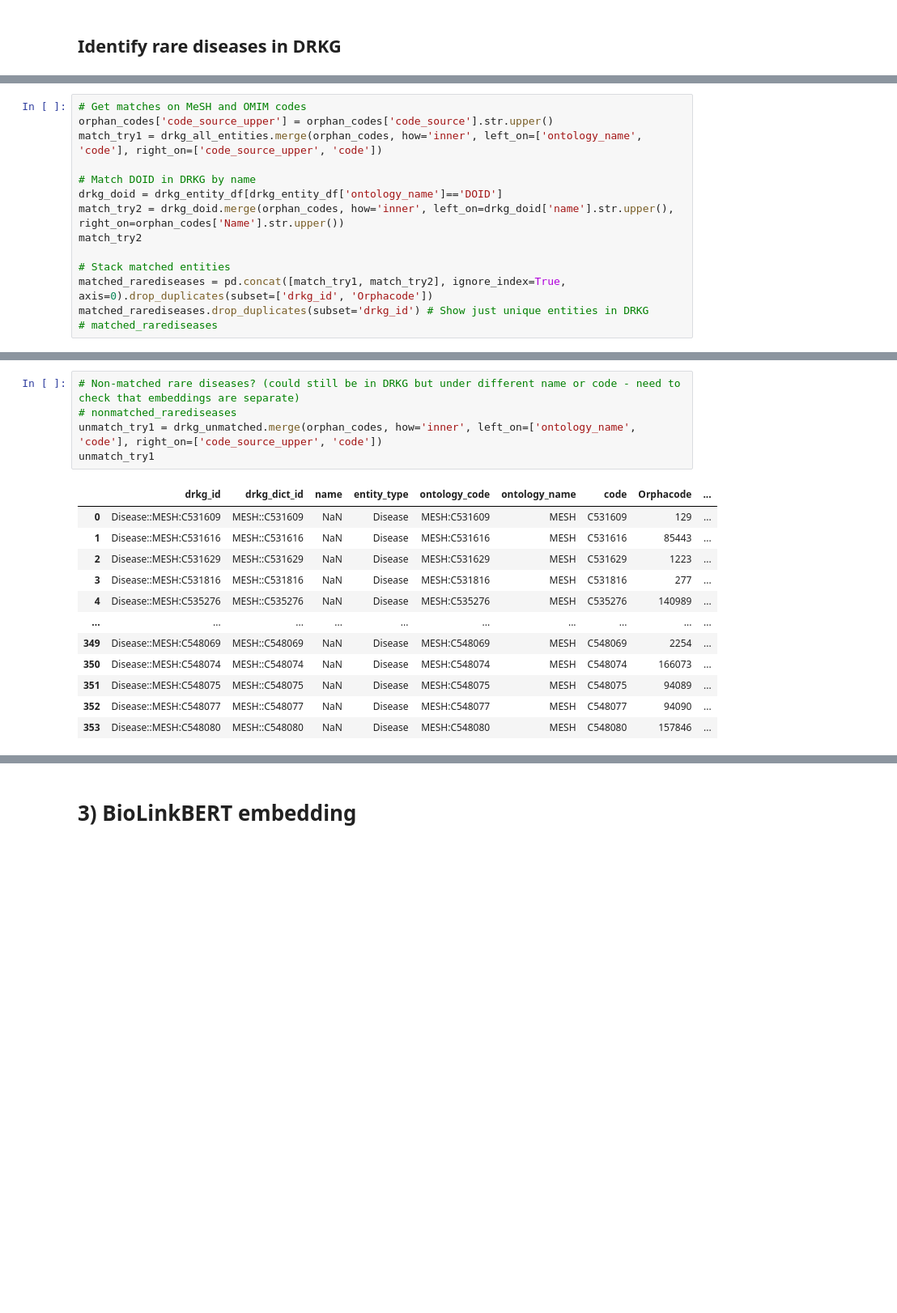
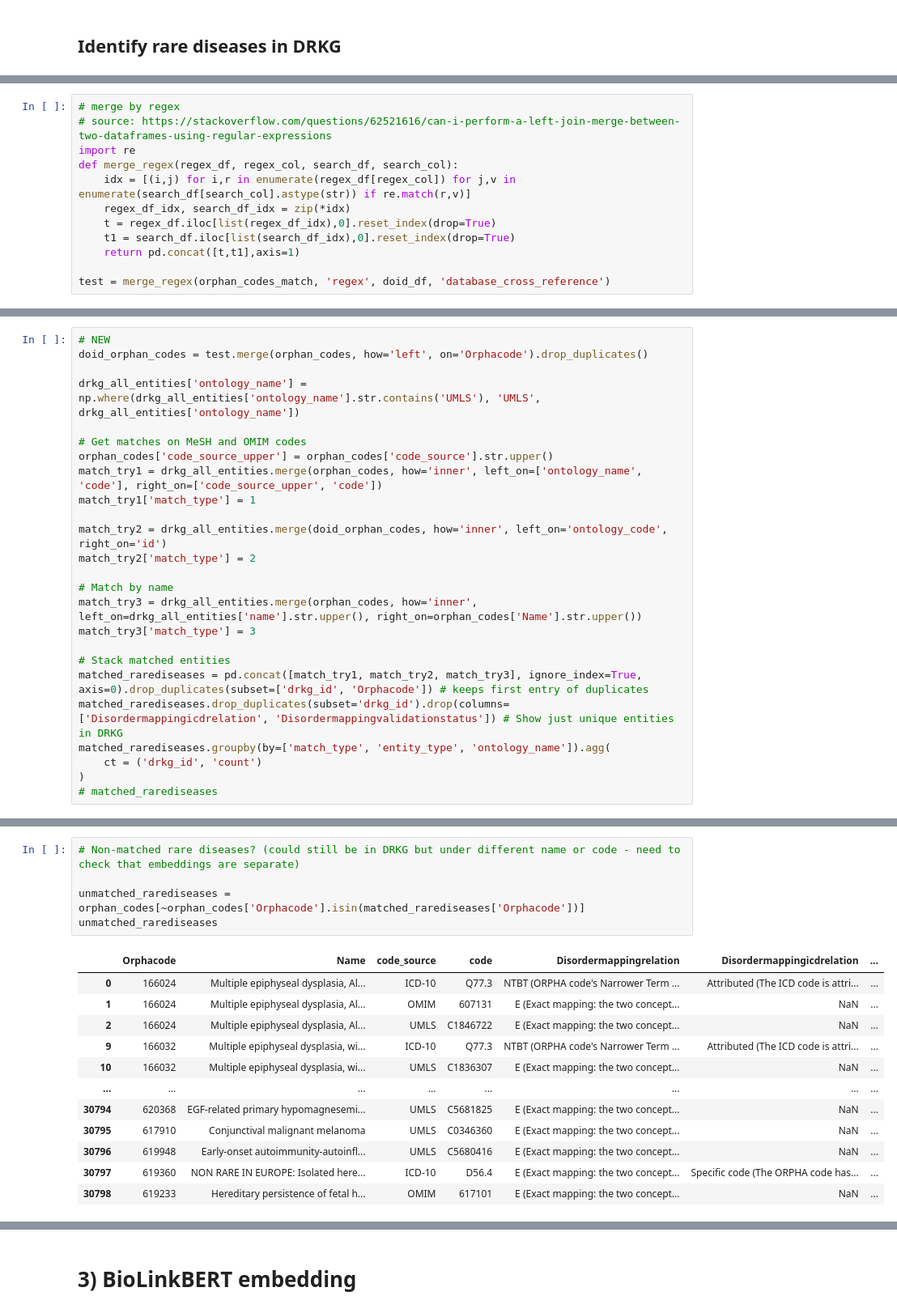
Before and after one commit to Ale9806/SIMPLLM, a Jupyter notebook: Debug/DEBUG DRKG_mapping_with_BiolinkBERT and graphsage.ipynb, the cells around one changed output, grey strips where cells are left out. Shown at 81% size. Cells and saved outputs as stored; diff of their text form; blank space fills up the shorter version.

```diff
--- a/Debug/DEBUG DRKG_mapping_with_BiolinkBERT and graphsage.ipynb
+++ b/Debug/DEBUG DRKG_mapping_with_BiolinkBERT and graphsage.ipynb
@@ -278,0 +665,12 @@ len(mesh_dict)
+# %%
+# merge by regex
+# source: https://stackoverflow.com/questions/62521616/can-i-perform-a-left-join-merge-between-two-dataframes-using-regular-expressions
+import re
+def merge_regex(regex_df, regex_col, search_df, search_col):
+    idx = [(i,j) for i,r in enumerate(regex_df[regex_col]) for j,v in enumerate(search_df[search_col].astype(str)) if re.match(r,v)]
+    regex_df_idx, search_df_idx = zip(*idx)
+    t = regex_df.iloc[list(regex_df_idx),0].reset_index(drop=True)
+    t1 = search_df.iloc[list(search_df_idx),0].reset_index(drop=True)
+    return pd.concat([t,t1],axis=1)
+
+test = merge_regex(orphan_codes_match, 'regex', doid_df, 'database_cross_reference')
@@ -279,15 +710,26 @@ len(mesh_dict)
 # %%
+# NEW
+doid_orphan_codes = test.merge(orphan_codes, how='left', on='Orphacode').drop_duplicates()
+
+drkg_all_entities['ontology_name'] = np.where(drkg_all_entities['ontology_name'].str.contains('UMLS'), 'UMLS', drkg_all_entities['ontology_name'])
+
 # Get matches on MeSH and OMIM codes
 orphan_codes['code_source_upper'] = orphan_codes['code_source'].str.upper()
 match_try1 = drkg_all_entities.merge(orphan_codes, how='inner', left_on=['ontology_name', 'code'], right_on=['code_source_upper', 'code'])
+match_try1['match_type'] = 1
 
-# Match DOID in DRKG by name
-drkg_doid = drkg_entity_df[drkg_entity_df['ontology_name']=='DOID']
-match_try2 = drkg_doid.merge(orphan_codes, how='inner', left_on=drkg_doid['name'].str.upper(), right_on=orphan_codes['Name'].str.upper())
-match_try2
+match_try2 = drkg_all_entities.merge(doid_orphan_codes, how='inner', left_on='ontology_code', right_on='id')
+match_try2['match_type'] = 2
+
+# Match by name
+match_try3 = drkg_all_entities.merge(orphan_codes, how='inner', left_on=drkg_all_entities['name'].str.upper(), right_on=orphan_codes['Name'].str.upper())
+match_try3['match_type'] = 3
 
 # Stack matched entities
-matched_rarediseases = pd.concat([match_try1, match_try2], ignore_index=True, axis=0).drop_duplicates(subset=['drkg_id', 'Orphacode'])
-matched_rarediseases.drop_duplicates(subset='drkg_id') # Show just unique entities in DRKG
+matched_rarediseases = pd.concat([match_try1, match_try2, match_try3], ignore_index=True, axis=0).drop_duplicates(subset=['drkg_id', 'Orphacode']) # keeps first entry of duplicates
+matched_rarediseases.drop_duplicates(subset='drkg_id').drop(columns=['Disordermappingicdrelation', 'Disordermappingvalidationstatus']) # Show just unique entities in DRKG
+matched_rarediseases.groupby(by=['match_type', 'entity_type', 'ontology_name']).agg(
+    ct = ('drkg_id', 'count')
+)
 # matched_rarediseases
 # %% [output]
@@ -340,18 +829,18 @@ matched_rarediseases[matched_rarediseases['Orphacode']=='1183']
 # %%
 # Non-matched rare diseases? (could still be in DRKG but under different name or code - need to check that embeddings are separate)
-# nonmatched_rarediseases
-unmatch_try1 = drkg_unmatched.merge(orphan_codes, how='inner', left_on=['ontology_name', 'code'], right_on=['code_source_upper', 'code'])
-unmatch_try1
+
+unmatched_rarediseases = orphan_codes[~orphan_codes['Orphacode'].isin(matched_rarediseases['Orphacode'])]
+unmatched_rarediseases
 # %% [output]
-|  | drkg_id | drkg_dict_id | name | entity_type | ontology_code | ontology_name | code | Orphacode | ... |
-| 0 | Disease::MESH:C531609 | MESH::C531609 | NaN | Disease | MESH:C531609 | MESH | C531609 | 129 | ... |
-| 1 | Disease::MESH:C531616 | MESH::C531616 | NaN | Disease | MESH:C531616 | MESH | C531616 | 85443 | ... |
-| 2 | Disease::MESH:C531629 | MESH::C531629 | NaN | Disease | MESH:C531629 | MESH | C531629 | 1223 | ... |
-| 3 | Disease::MESH:C531816 | MESH::C531816 | NaN | Disease | MESH:C531816 | MESH | C531816 | 277 | ... |
-| 4 | Disease::MESH:C535276 | MESH::C535276 | NaN | Disease | MESH:C535276 | MESH | C535276 | 140989 | ... |
-| ... | ... | ... | ... | ... | ... | ... | ... | ... | ... |
-| 349 | Disease::MESH:C548069 | MESH::C548069 | NaN | Disease | MESH:C548069 | MESH | C548069 | 2254 | ... |
-| 350 | Disease::MESH:C548074 | MESH::C548074 | NaN | Disease | MESH:C548074 | MESH | C548074 | 166073 | ... |
-| 351 | Disease::MESH:C548075 | MESH::C548075 | NaN | Disease | MESH:C548075 | MESH | C548075 | 94089 | ... |
-| 352 | Disease::MESH:C548077 | MESH::C548077 | NaN | Disease | MESH:C548077 | MESH | C548077 | 94090 | ... |
-| 353 | Disease::MESH:C548080 | MESH::C548080 | NaN | Disease | MESH:C548080 | MESH | C548080 | 157846 | ... |
+|  | Orphacode | Name | code_source | code | Disordermappingrelation | Disordermappingicdrelation | ... |
+| 0 | 166024 | Multiple epiphyseal dysplasia, Al... | ICD-10 | Q77.3 | NTBT (ORPHA code's Narrower Term ... | Attributed (The ICD code is attri... | ... |
+| 1 | 166024 | Multiple epiphyseal dysplasia, Al... | OMIM | 607131 | E (Exact mapping: the two concept... | NaN | ... |
+| 2 | 166024 | Multiple epiphyseal dysplasia, Al... | UMLS | C1846722 | E (Exact mapping: the two concept... | NaN | ... |
+| 9 | 166032 | Multiple epiphyseal dysplasia, wi... | ICD-10 | Q77.3 | NTBT (ORPHA code's Narrower Term ... | Attributed (The ICD code is attri... | ... |
+| 10 | 166032 | Multiple epiphyseal dysplasia, wi... | UMLS | C1836307 | E (Exact mapping: the two concept... | NaN | ... |
+| ... | ... | ... | ... | ... | ... | ... | ... |
+| 30794 | 620368 | EGF-related primary hypomagnesemi... | UMLS | C5681825 | E (Exact mapping: the two concept... | NaN | ... |
+| 30795 | 617910 | Conjunctival malignant melanoma | UMLS | C0346360 | E (Exact mapping: the two concept... | NaN | ... |
+| 30796 | 619948 | Early-onset autoimmunity-autoinfl... | UMLS | C5680416 | E (Exact mapping: the two concept... | NaN | ... |
+| 30797 | 619360 | NON RARE IN EUROPE: Isolated here... | ICD-10 | D56.4 | E (Exact mapping: the two concept... | Specific code (The ORPHA code has... | ... |
+| 30798 | 619233 | Hereditary persistence of fetal h... | OMIM | 617101 | E (Exact mapping: the two concept... | NaN | ... |
```
Also changed, not shown: parts of 30 cells of this notebook, 2 other files.
